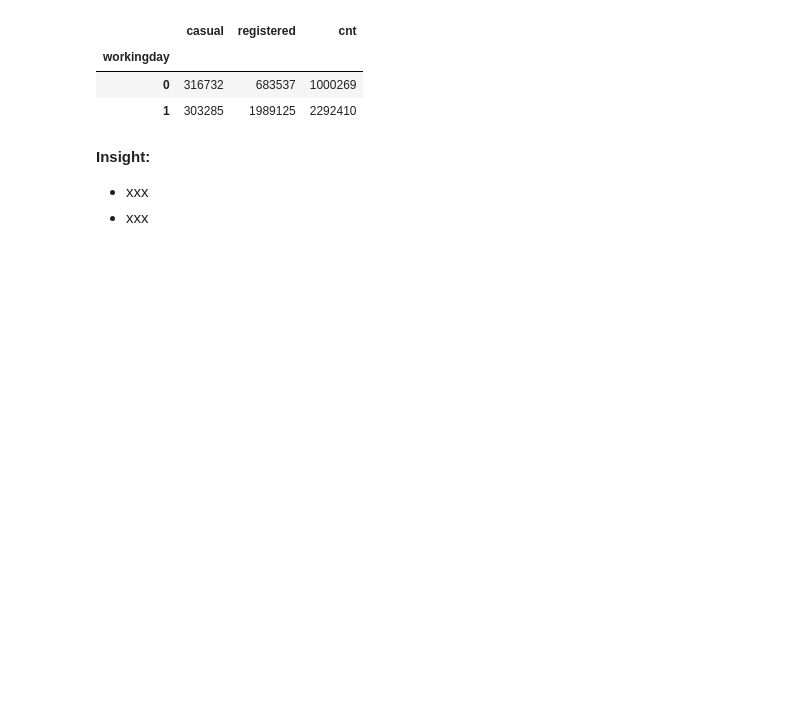
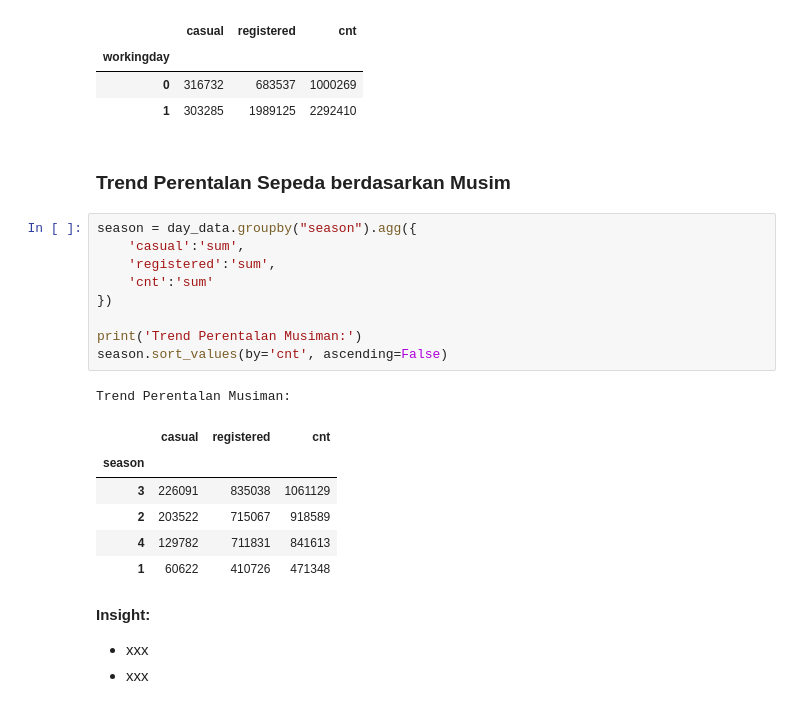
Before and after one commit to mayanggumelarr/PROYEK-ANALISIS-DATA, a Jupyter notebook: Proyek_Analisis_Data.ipynb, the cells around one changed output. Drawn from its saved outputs; the diff is of its cells as text; blank space fills up the shorter version.

Commit message:
Update main notebook
Done Question 3 (season rent)

```diff
--- a/Proyek_Analisis_Data.ipynb
+++ b/Proyek_Analisis_Data.ipynb
@@ -272,6 +272,25 @@ Perentalan berdasarkan hari:
 | workingday |  |  |  |
 | 0 | 316732 | 683537 | 1000269 |
 | 1 | 303285 | 1989125 | 2292410 |
+# %% [markdown]
+### Trend Perentalan Sepeda berdasarkan Musim
+# %%
+season = day_data.groupby("season").agg({
+    'casual':'sum',
+    'registered':'sum',
+    'cnt':'sum'
+})
+
+print('Trend Perentalan Musiman:')
+season.sort_values(by='cnt', ascending=False)
+# %% [output]
+Trend Perentalan Musiman:
+|  | casual | registered | cnt |
+| season |  |  |  |
+| 3 | 226091 | 835038 | 1061129 |
+| 2 | 203522 | 715067 | 918589 |
+| 4 | 129782 | 711831 | 841613 |
+| 1 | 60622 | 410726 | 471348 |
 # %% [markdown]
 **Insight:**
 - xxx
```
Also changed, not shown: 1 other file.
